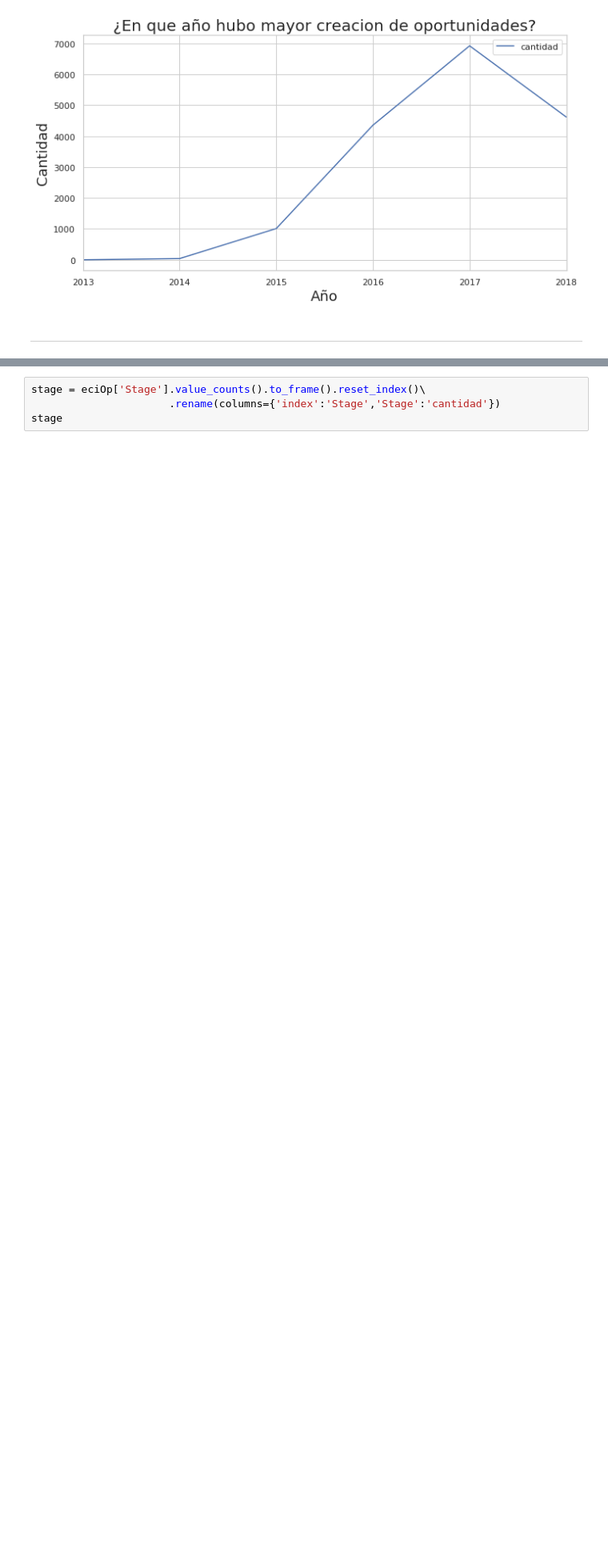
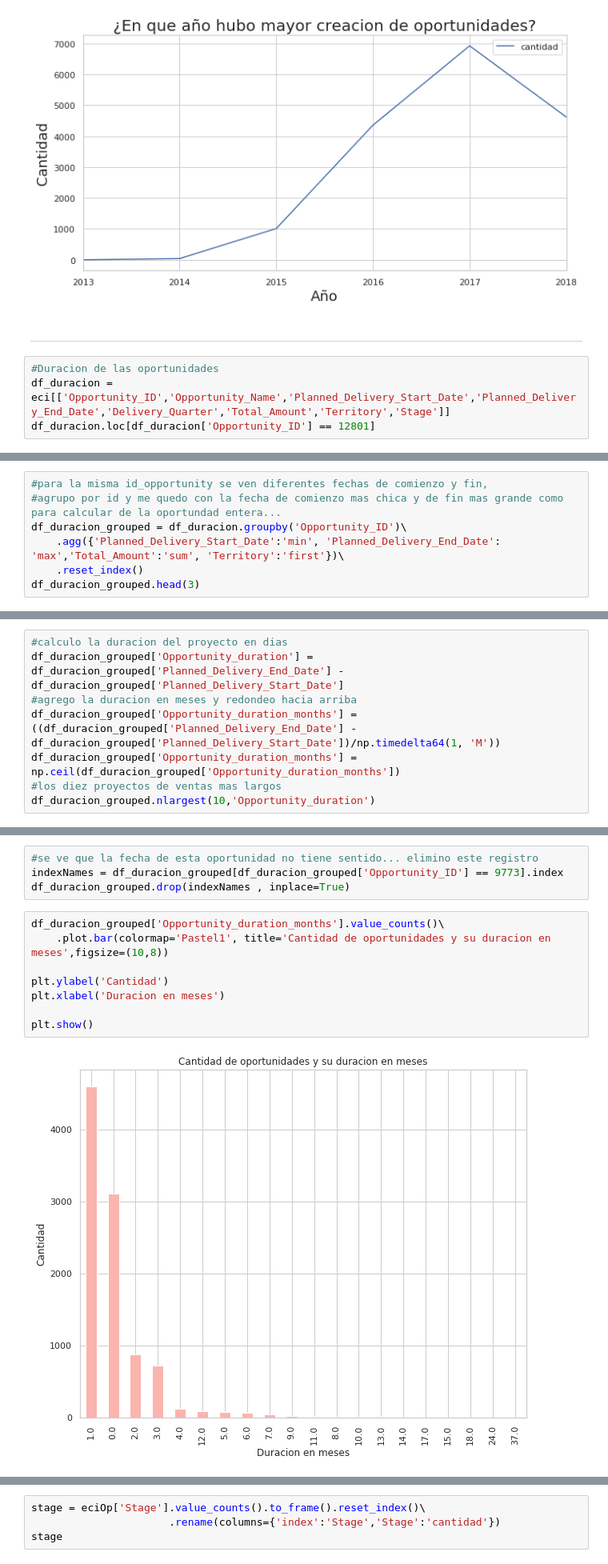
Before and after one commit to germanbc/Organizacion-de-Datos-2c2020-TP1, a Jupyter notebook: TP1.ipynb, the cells around one changed output, grey strips where cells are left out. Shown at 80% size. Cells and saved outputs as stored; diff of their text form; blank space fills up the shorter version.

Commit message:
Agrego unos de Anto y saco warnings

```diff
--- a/TP1.ipynb
+++ b/TP1.ipynb
@@ -336,3 +318,7 @@ g.set_ylabel("Cantidad", fontsize=18);
 [figure]
 # %% [markdown]
 --------------
+# %%
+#Duracion de las oportunidades
+df_duracion = eci[['Opportunity_ID','Opportunity_Name','Planned_Delivery_Start_Date','Planned_Delivery_End_Date','Delivery_Quarter','Total_Amount','Territory','Stage']]
+df_duracion.loc[df_duracion['Opportunity_ID'] == 12801]
@@ -338,0 +330,7 @@ g.set_ylabel("Cantidad", fontsize=18);
+# %%
+#para la misma id_opportunity se ven diferentes fechas de comienzo y fin,
+#agrupo por id y me quedo con la fecha de comienzo mas chica y de fin mas grande como para calcular de la oportundad entera...
+df_duracion_grouped = df_duracion.groupby('Opportunity_ID')\
+    .agg({'Planned_Delivery_Start_Date':'min', 'Planned_Delivery_End_Date': 'max','Total_Amount':'sum', 'Territory':'first'})\
+    .reset_index()
+df_duracion_grouped.head(3)
@@ -338,0 +342,8 @@ g.set_ylabel("Cantidad", fontsize=18);
+# %%
+#calculo la duracion del proyecto en dias
+df_duracion_grouped['Opportunity_duration'] = df_duracion_grouped['Planned_Delivery_End_Date'] - df_duracion_grouped['Planned_Delivery_Start_Date']
+#agrego la duracion en meses y redondeo hacia arriba
+df_duracion_grouped['Opportunity_duration_months'] = ((df_duracion_grouped['Planned_Delivery_End_Date'] - df_duracion_grouped['Planned_Delivery_Start_Date'])/np.timedelta64(1, 'M'))
+df_duracion_grouped['Opportunity_duration_months'] = np.ceil(df_duracion_grouped['Opportunity_duration_months'])
+#los diez proyectos de ventas mas largos
+df_duracion_grouped.nlargest(10,'Opportunity_duration')
@@ -338,0 +362,14 @@ g.set_ylabel("Cantidad", fontsize=18);
+# %%
+#se ve que la fecha de esta oportunidad no tiene sentido... elimino este registro
+indexNames = df_duracion_grouped[df_duracion_grouped['Opportunity_ID'] == 9773].index
+df_duracion_grouped.drop(indexNames , inplace=True)
+# %%
+df_duracion_grouped['Opportunity_duration_months'].value_counts()\
+    .plot.bar(colormap='Pastel1', title='Cantidad de oportunidades y su duracion en meses',figsize=(10,8))
+
+plt.ylabel('Cantidad')
+plt.xlabel('Duracion en meses')
+
+plt.show()
+# %% [output]
+[figure, added]
```
Also changed, not shown: parts of 19 cells of this notebook.
